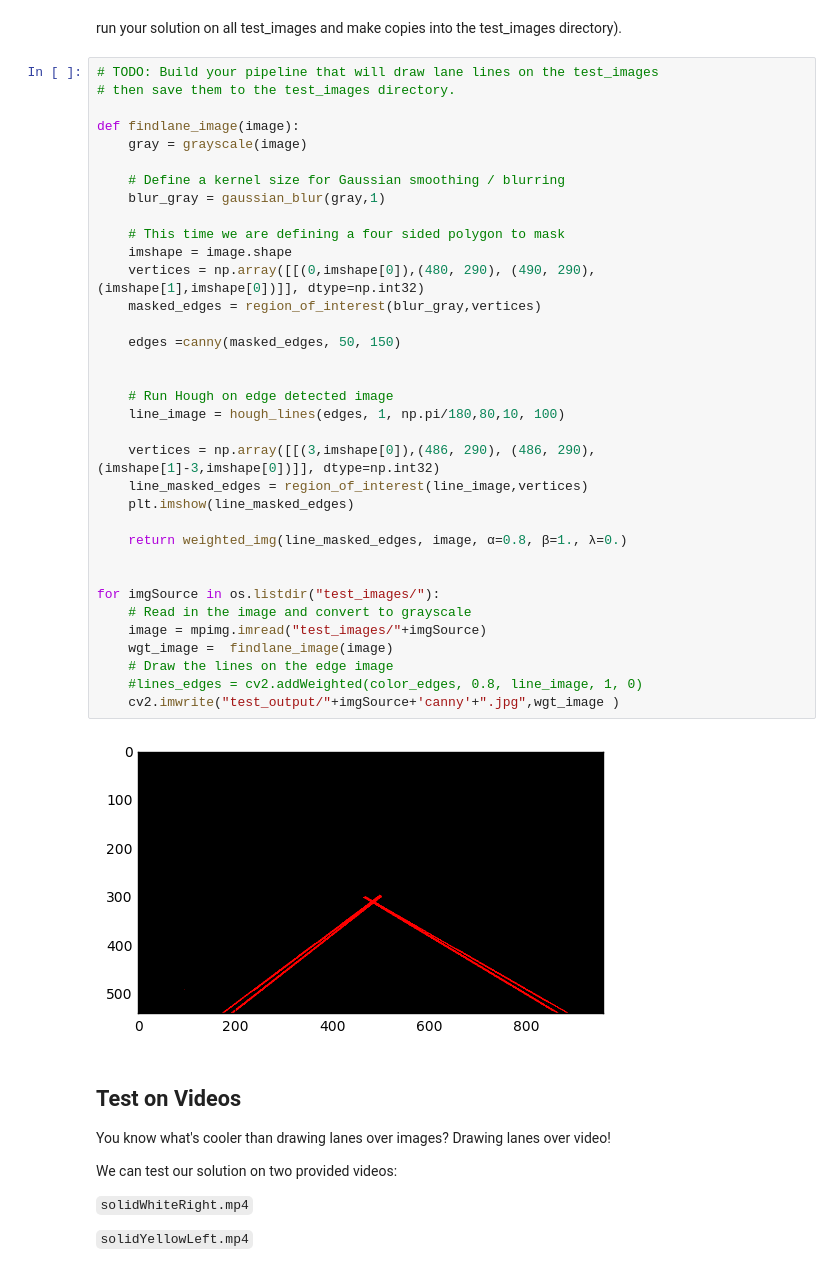
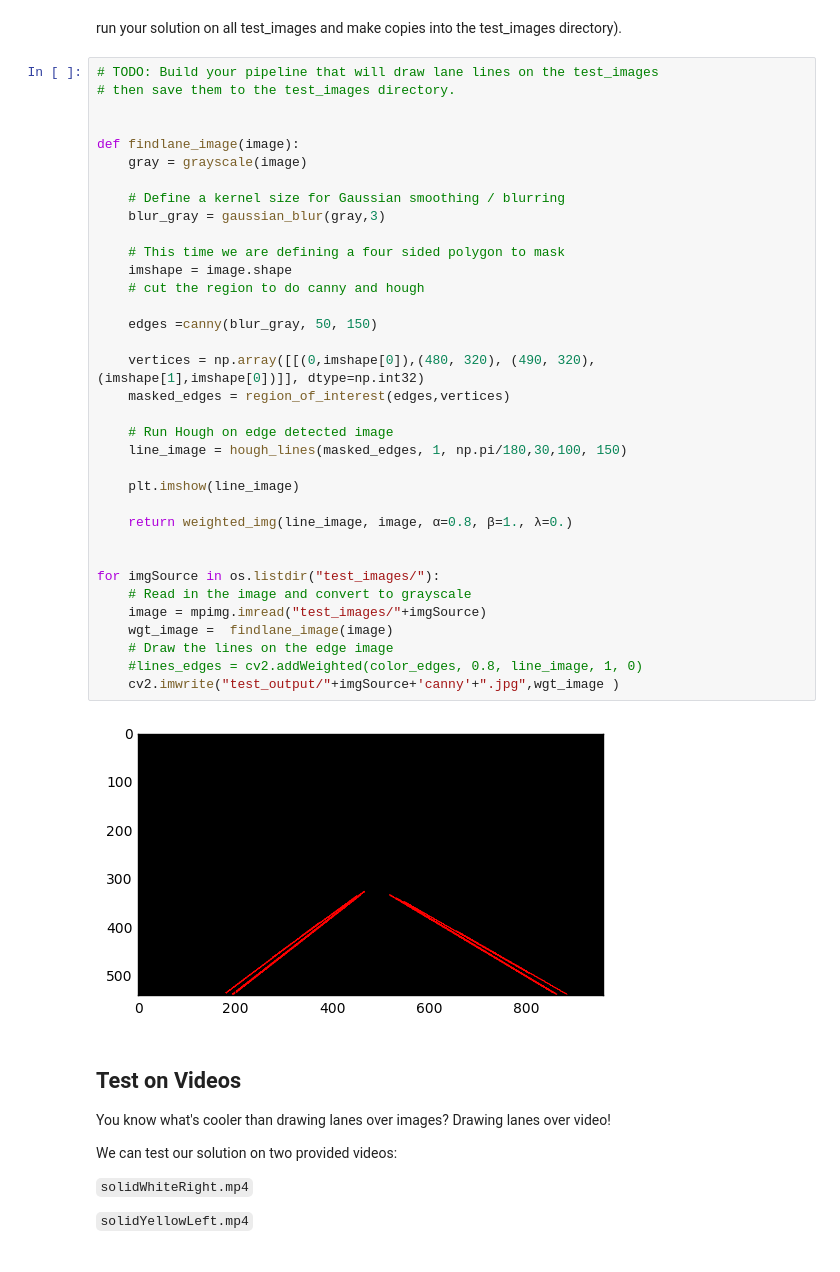
Before and after one commit to vvsuperman/CarND-LaneLines-P1, a Jupyter notebook: P1.ipynb, the cells around one changed output. Cells and saved outputs as stored; diff of their text form.

```diff
--- a/P1.ipynb
+++ b/P1.ipynb
@@ -174,40 +174,40 @@ run your solution on all test_images and make copies into the test_images direct
 # %%
 # TODO: Build your pipeline that will draw lane lines on the test_images
 # then save them to the test_images directory.
+
 
 def findlane_image(image):
     gray = grayscale(image)
 
     # Define a kernel size for Gaussian smoothing / blurring
-    blur_gray = gaussian_blur(gray,1)
+    blur_gray = gaussian_blur(gray,3)
 
     # This time we are defining a four sided polygon to mask
     imshape = image.shape
-    vertices = np.array([[(0,imshape[0]),(480, 290), (490, 290), (imshape[1],imshape[0])]], dtype=np.int32)
-    masked_edges = region_of_interest(blur_gray,vertices)
+    # cut the region to do canny and hough
 
-    edges =canny(masked_edges, 50, 150)
+    edges =canny(blur_gray, 50, 150)
 
+    vertices = np.array([[(0,imshape[0]),(480, 320), (490, 320), (imshape[1],imshape[0])]], dtype=np.int32)
+    masked_edges = region_of_interest(edges,vertices)
 
     # Run Hough on edge detected image
-    line_image = hough_lines(edges, 1, np.pi/180,80,10, 100)
+    line_image = hough_lines(masked_edges, 1, np.pi/180,30,100, 150)
 
-    vertices = np.array([[(3,imshape[0]),(486, 290), (486, 290), (imshape[1]-3,imshape[0])]], dtype=np.int32)
-    line_masked_edges = region_of_interest(line_image,vertices)
-    plt.imshow(line_masked_edges)
+    plt.imshow(line_image)
 
-    return weighted_img(line_masked_edges, image, α=0.8, β=1., λ=0.)
+    return weighted_img(line_image, image, α=0.8, β=1., λ=0.)
 
 
 for imgSource in os.listdir("test_images/"):
     # Read in the image and convert to grayscale
     image = mpimg.imread("test_images/"+imgSource)
     wgt_image =  findlane_image(image)
     # Draw the lines on the edge image
     #lines_edges = cv2.addWeighted(color_edges, 0.8, line_image, 1, 0)
     cv2.imwrite("test_output/"+imgSource+'canny'+".jpg",wgt_image )
 # %% [output]
-[figure, old version]
+[figure, new version]
 # %% [markdown]
 ## Test on Videos
 
```
Also changed, not shown: parts of 4 cells of this notebook.
